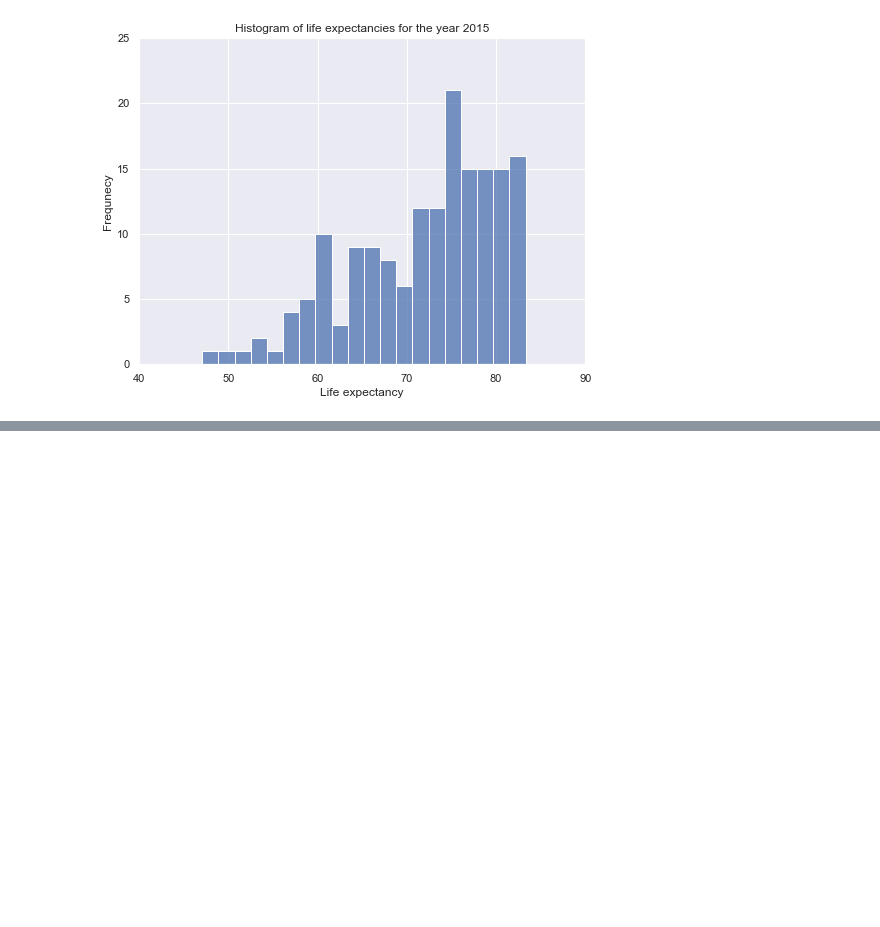
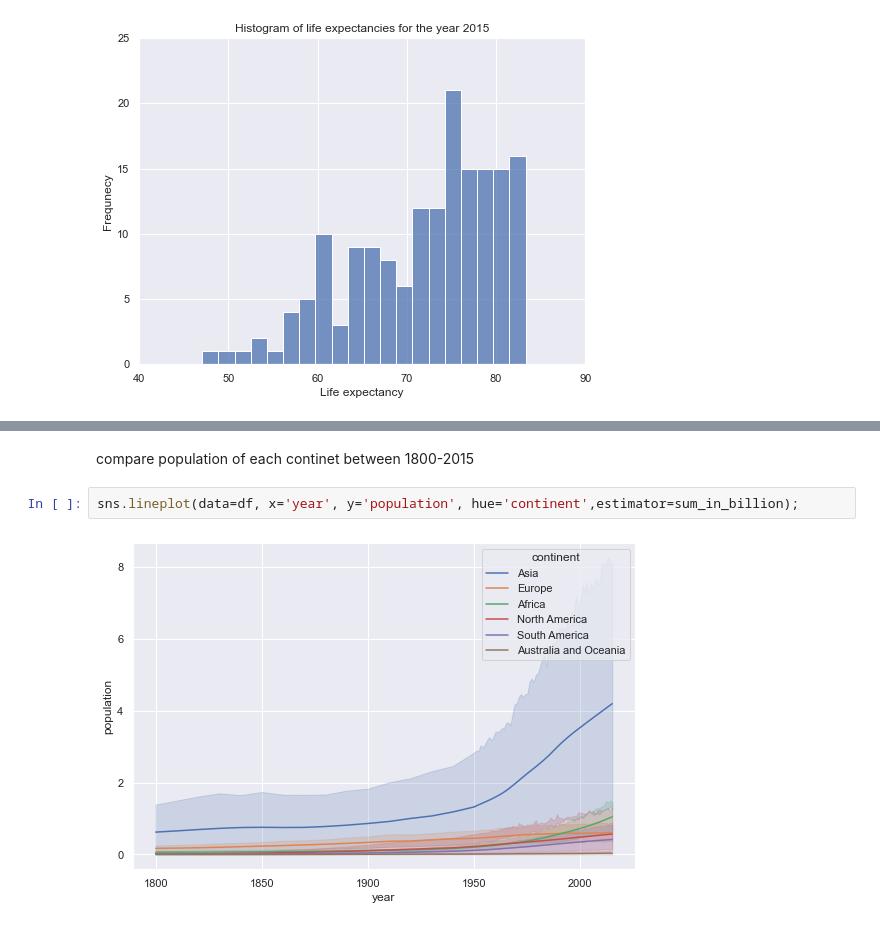
Before and after one commit to miladbehrooz/Gapminder_Analysis, a Jupyter notebook: notebook/gapminder_analysis.ipynb, the cells around one changed output, grey strips where cells are left out. Drawn from its saved outputs; the diff is of its cells as text; blank space fills up the shorter version.

```diff
--- a/notebook/gapminder_analysis.ipynb
+++ b/notebook/gapminder_analysis.ipynb
@@ -321,0 +344,6 @@ plt.axis([40,90,0,25]);
+# %% [markdown]
+compare population of each continet between 1800-2015
+# %%
+sns.lineplot(data=df, x='year', y='population', hue='continent',estimator=sum_in_billion);
+# %% [output]
+[figure, added]
```
Also changed, not shown: parts of 7 cells of this notebook.
